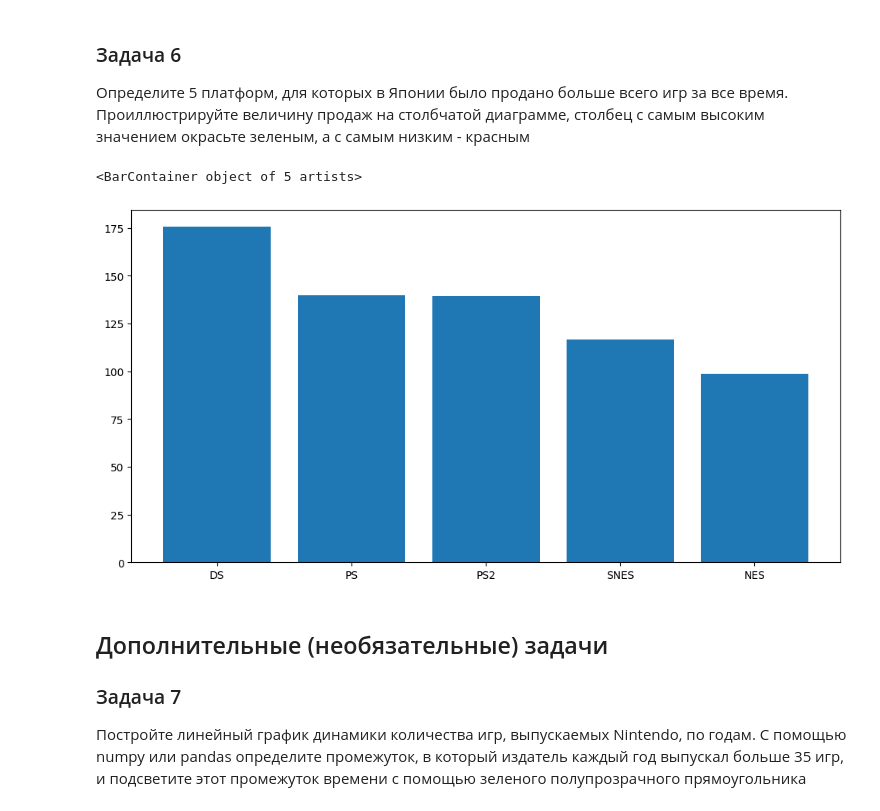
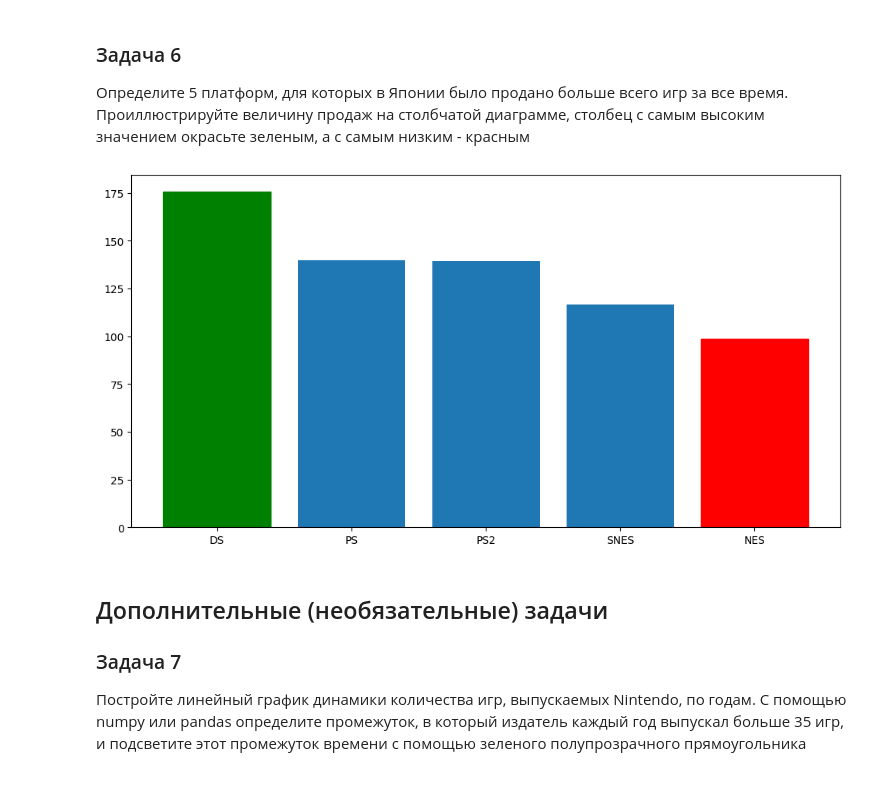
Before and after one commit to scomarae/SkillBox, a Jupyter notebook: matplotlib_2_ДЗ.ipynb, the cells around one changed output. Saved outputs shown, nothing was run; the diff lists cells and outputs as text; code cells hidden in the pictures.

```diff
--- a/matplotlib_2_ДЗ.ipynb
+++ b/matplotlib_2_ДЗ.ipynb
@@ -168,13 +173,13 @@ ax.legend()
 # %%
 data = df.groupby('Platform')['JP_Sales'].sum().sort_values(ascending=False).head(5).reset_index()
 
 fig, ax = plt.subplots(figsize=(12, 6))
-ax.bar(data['Platform'], data['JP_Sales'])
+patches = ax.bar(data['Platform'], data['JP_Sales'])
 
-# как покрасить бар? для гистограммы понятно - она возвращает patches, а вот документация по барам мне никак не помогла, они возвращают контейнер с барами. можно список цветов вручную присвоить...
+patches.patches[0].set_color('green')
+patches.patches[4].set_color('red')
 # %% [output]
-<BarContainer object of 5 artists>
-[figure, old version]
+[figure, new version]
 # %% [markdown]
 ## Дополнительные (необязательные) задачи
 
```
Also changed, not shown: parts of 5 cells of this notebook.
